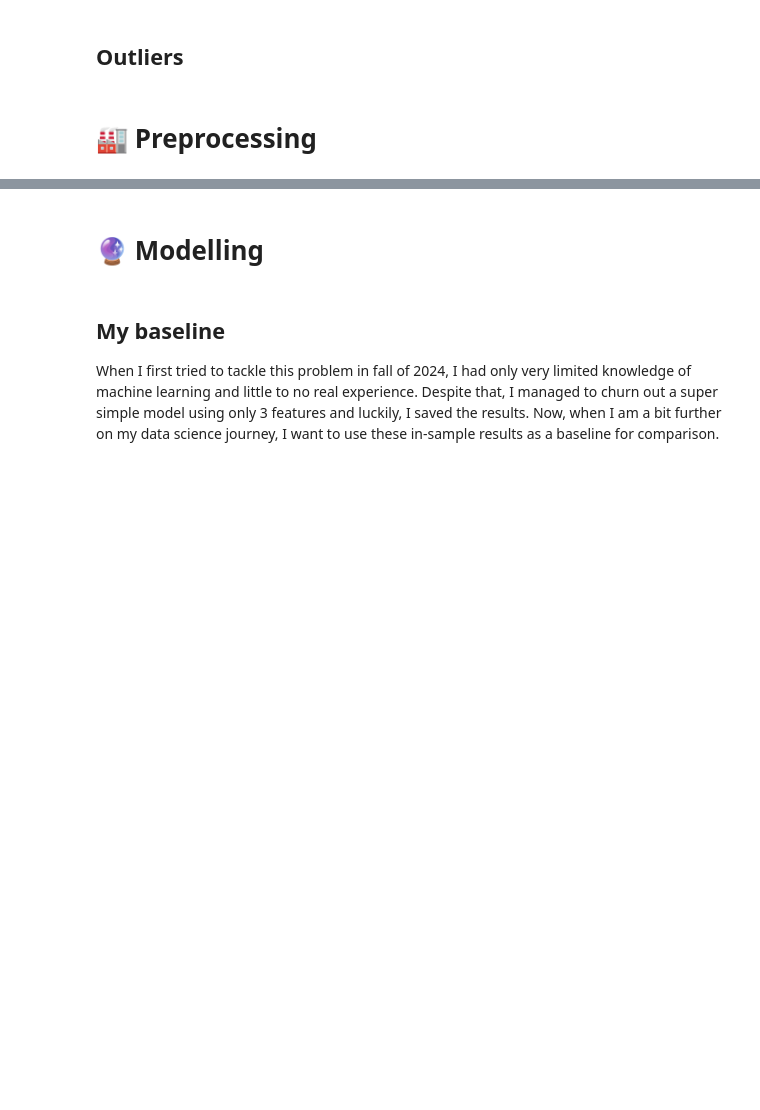
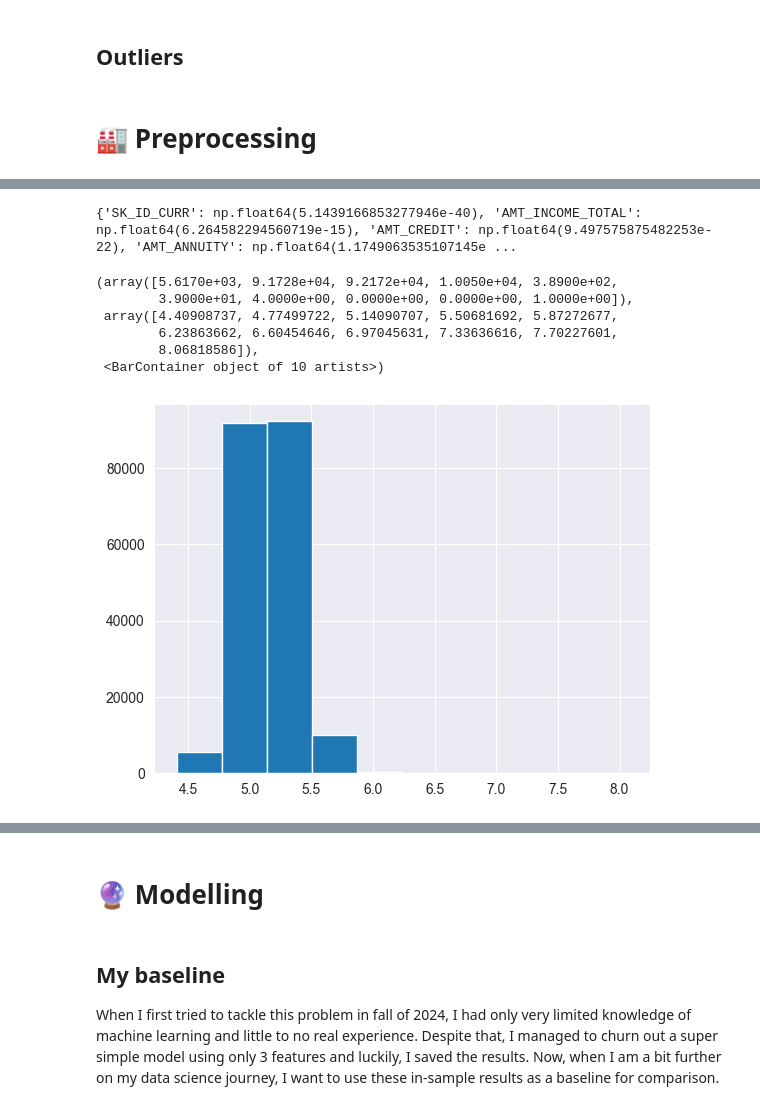
Before and after one commit to otabrzak/Risk-management, a Jupyter notebook: risk.ipynb, the cells around one changed output, grey strips where cells are left out. Saved outputs shown, nothing was run; the diff lists cells and outputs as text; code cells hidden in the pictures; blank space fills up the shorter version.

```diff
--- a/risk.ipynb
+++ b/risk.ipynb
@@ -175,3 +199,48 @@ log_pipeline = Pipeline([("simpleimputer", SimpleImputer()),
+# %%
+
+def get_lognorm_columns(df, alpha=0.05, min_unique=10, max_test=5000, random_state=42):
+    """
+    Returns a list of columns in df that appear log-normal (log(column) passes Shapiro-Wilk normality test).
+    Only considers numeric columns with at least min_unique unique values.
+    Uses at most max_test samples for the test.
+    """
+    lognorm_columns = []
+    cols_peas = {}
+    numeric_cols = df.select_dtypes(include=[np.number]).columns
+    for col in numeric_cols:
+        vals = df[col].dropna()
+        # Only test if enough unique values and all values are positive
+        if vals.nunique() >= min_unique and (vals > 0).all():
+            if len(vals) > max_test:
+                vals = vals.sample(max_test, random_state=random_state)
+            stat, p = shapiro(np.log(vals))
+
+            # if p > alpha:
+            #     lognorm_columns.append(col)
+            cols_peas[col]=p
+    # return lognorm_columns
+    return cols_peas
+
+lognorm_columns = get_lognorm_columns(data)
+
+print(lognorm_columns)
+
+log_pipeline = Pipeline([("simpleimputer", SimpleImputer()),
+                         ("logtransformer", FunctionTransformer(np.log, feature_names_out="one-to-one")),
+                         ("standardscaler",StandardScaler())])
+# %% [output]
+{'SK_ID_CURR': np.float64(5.1439166853277946e-40), 'AMT_INCOME_TOTAL': np.float64(6.264582294560719e-15), 'AMT_CREDIT': np.float64(9.497575875482253e-22), 'AMT_ANNUITY': np.float64(1.1749063535107145e ...
+# %%
+income_log = np.log10(data["AMT_INCOME_TOTAL"])
+plt.hist(x=income_log,bins=10)
+# %% [output]
+(array([5.6170e+03, 9.1728e+04, 9.2172e+04, 1.0050e+04, 3.8900e+02,
+        3.9000e+01, 4.0000e+00, 0.0000e+00, 0.0000e+00, 1.0000e+00]),
+ array([4.40908737, 4.77499722, 5.14090707, 5.50681692, 5.87272677,
+        6.23863662, 6.60454646, 6.97045631, 7.33636616, 7.70227601,
+        8.06818586]),
+ <BarContainer object of 10 artists>)
+[figure, added]
 # %%
 preprocessing = ColumnTransformer([
     ("cat", cat_pipeline, cat_columns),
```
Also changed, not shown: parts of 11 cells of this notebook.
